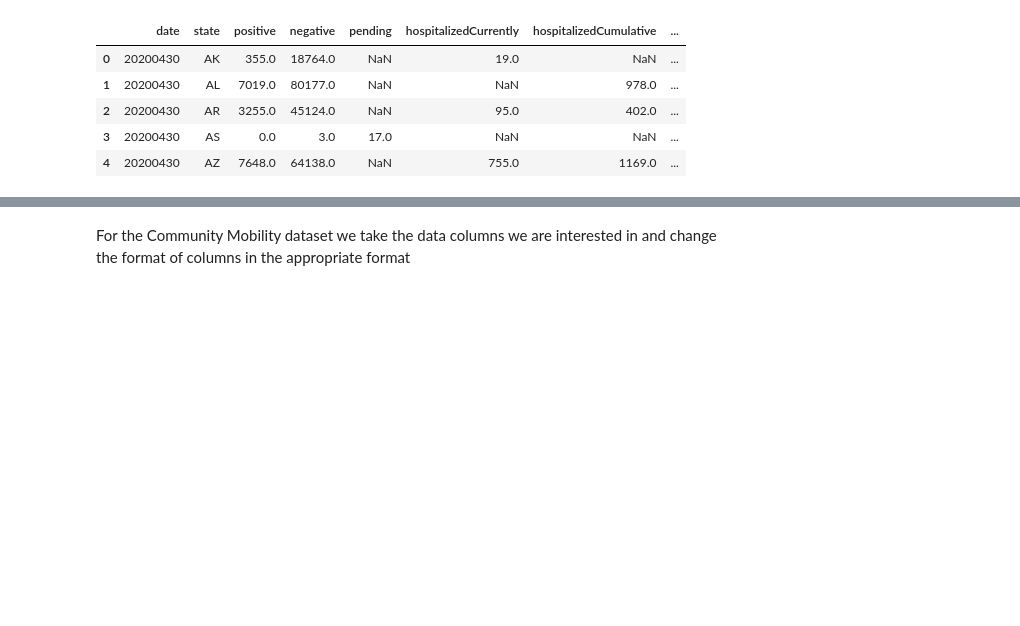
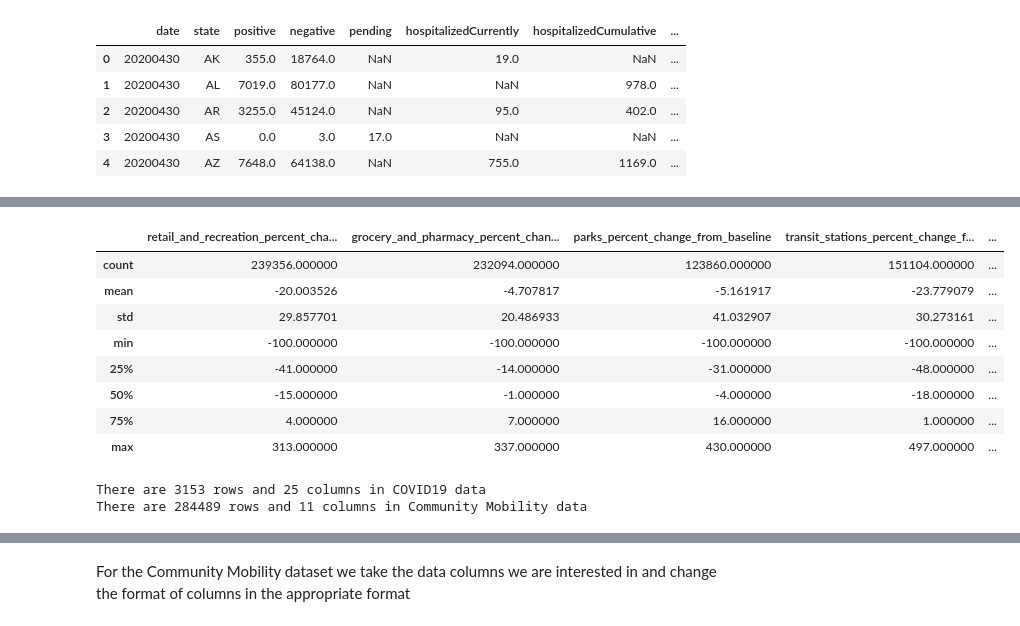
Before and after one commit to dagisky/ML_Porjects, a Jupyter notebook: Covid19GoogleDs.ipynb, the cells around one changed output, grey strips where cells are left out. Saved outputs shown, nothing was run; the diff lists cells and outputs as text; code cells hidden in the pictures; blank space fills up the shorter version.

```diff
--- a/Covid19GoogleDs.ipynb
+++ b/Covid19GoogleDs.ipynb
@@ -49,0 +76,22 @@ covid19_df.head()
+# %%
+mobility_df.describe()
+# %% [output]
+|  | retail_and_recreation_percent_cha... | grocery_and_pharmacy_percent_chan... | parks_percent_change_from_baseline | transit_stations_percent_change_f... | ... |
+| count | 239356.000000 | 232094.000000 | 123860.000000 | 151104.000000 | ... |
+| mean | -20.003526 | -4.707817 | -5.161917 | -23.779079 | ... |
+| std | 29.857701 | 20.486933 | 41.032907 | 30.273161 | ... |
+| min | -100.000000 | -100.000000 | -100.000000 | -100.000000 | ... |
+| 25% | -41.000000 | -14.000000 | -31.000000 | -48.000000 | ... |
+| 50% | -15.000000 | -1.000000 | -4.000000 | -18.000000 | ... |
+| 75% | 4.000000 | 7.000000 | 16.000000 | 1.000000 | ... |
+| max | 313.000000 | 337.000000 | 430.000000 | 497.000000 | ... |
+# %%
+# show number of rows and columns available
+shape_covid19 = covid19_df.shape
+shape_mobility = mobility_df.shape
+
+print('There are {} rows and {} columns in COVID19 data'.format(shape_covid19[0],shape_covid19[1]))
+print('There are {} rows and {} columns in Community Mobility data'.format(shape_mobility[0],shape_mobility[1]))
+# %% [output]
+There are 3153 rows and 25 columns in COVID19 data
+There are 284489 rows and 11 columns in Community Mobility data
```
Also changed, not shown: parts of 47 cells of this notebook.
